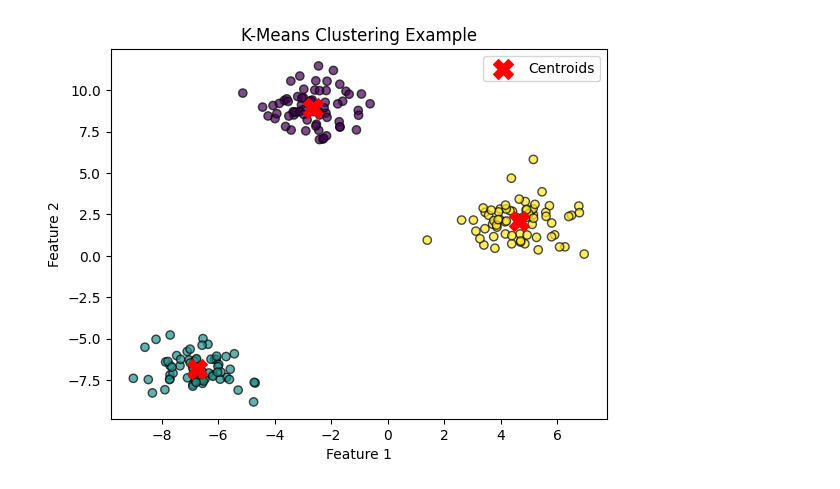
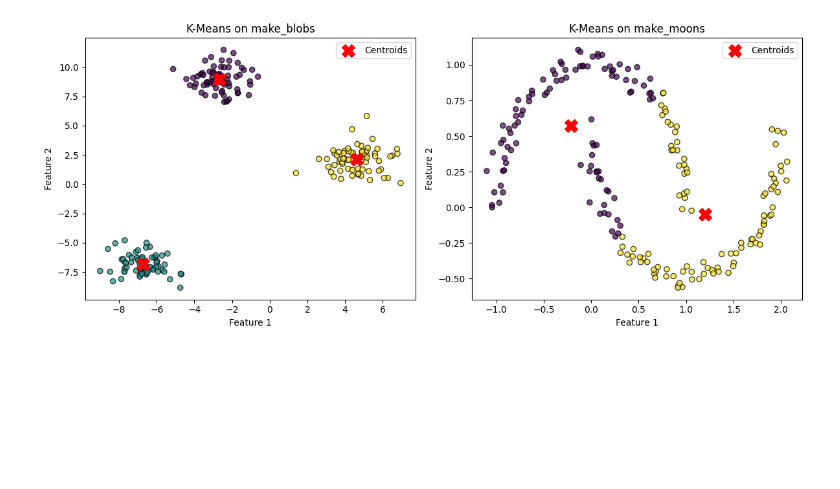
Before and after one commit to juhumkwon/-S3I-, a Jupyter notebook: CL_03_03_K_Means.ipynb, the cells around one changed output. Cells and saved outputs as stored; diff of their text form; code cells hidden in the pictures; blank space fills up the shorter version.

```diff
--- a/CL_03_03_K_Means.ipynb
+++ b/CL_03_03_K_Means.ipynb
@@ -3,45 +3,39 @@
 # %%
 import numpy as np
 import matplotlib.pyplot as plt
 from sklearn.cluster import KMeans
-from sklearn.datasets import make_blobs
+from sklearn.datasets import make_blobs, make_moons
 
-# 무작위 데이터 생성 (200개 샘플, 2차원)
-"""
-n_samples=200 → 200개의 샘플을 생성
-centers=3 → 3개의 군집(클러스터) 중심을 생성
-cluster_std=1.0 → 각 군집의 표준 편차(클러스터 퍼짐 정도) 설정
-random_state=42 → 재현성을 위해 난수 시드를 고정
-X → 생성된 데이터 포인트 (shape: (200, 2))
-"""
-X, _ = make_blobs(n_samples=200, centers=3, cluster_std=1.0, random_state=42)
+# -----------------------------
+# 1. 데이터 준비
+# -----------------------------
+X1, _ = make_blobs(n_samples=200, centers=3, cluster_std=1.0, random_state=42)
+X2, _ = make_moons(n_samples=200, noise=0.05, random_state=42)
 
-# K-평균 군집화 모델 생성 (클러스터 개수: 3)
-"""
-n_clusters=3 → 3개의 클러스터로 데이터를 분류
-random_state=42 → 결과 재현성을 위해 난수 시드 고정
-n_init=10 → 초기 중심값을 다르게 설정하여 10번 반복 후 최적의 결과 선택
-"""
-kmeans = KMeans(n_clusters=3, random_state=42, n_init=10)
-kmeans.fit(X)
+datasets = [("make_blobs", X1, 3), ("make_moons", X2, 2)] # 여기서 마지막 숫자 3과 2는 KMeans에 넣을 클러스터 개수(n_clusters)를 의미합니다.
 
-# 군집 중심 좌표
-"""
-kmeans.cluster_centers_ → 학습된 클러스터 중심 좌표 (shape: (n_clusters, n_features))
-centroids 변수에 저장하여 나중에 활용 가능
-"""
-centroids = kmeans.cluster_centers_
+# -----------------------------
+# 2. K-Means 적용 & 시각화
+# -----------------------------
+fig, axes = plt.subplots(1, 2, figsize=(12, 5))
 
-# 예측된 클러스터 레이블
-labels = kmeans.labels_
+for i, (name, X, n_clusters) in enumerate(datasets):
+    # KMeans 모델 학습
+    kmeans = KMeans(n_clusters=n_clusters, random_state=42, n_init=10)
+    kmeans.fit(X)
 
-# 시각화
-plt.scatter(X[:, 0], X[:, 1], c=labels, cmap='viridis', edgecolors='k', alpha=0.7)
-plt.scatter(centroids[:, 0], centroids[:, 1], c='red', marker='X', s=200, label='Centroids')
-plt.title("K-Means Clustering Example")
-plt.xlabel("Feature 1")
-plt.ylabel("Feature 2")
-plt.legend()
+    centroids = kmeans.cluster_centers_
+    labels = kmeans.labels_
+
+    # 그래프 그리기
+    axes[i].scatter(X[:, 0], X[:, 1], c=labels, cmap='viridis', edgecolors='k', alpha=0.7)
+    axes[i].scatter(centroids[:, 0], centroids[:, 1], c='red', marker='X', s=200, label='Centroids')
+    axes[i].set_title(f"K-Means on {name}")
+    axes[i].set_xlabel("Feature 1")
+    axes[i].set_ylabel("Feature 2")
+    axes[i].legend()
+
+plt.tight_layout()
 plt.show()
 # %% [output]
-[figure, old version]
+[figure, new version]
```
